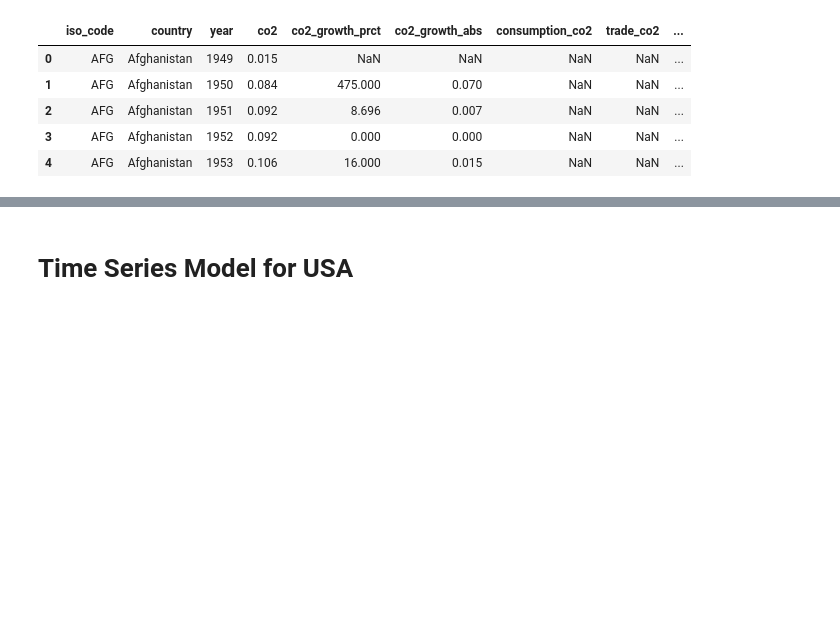
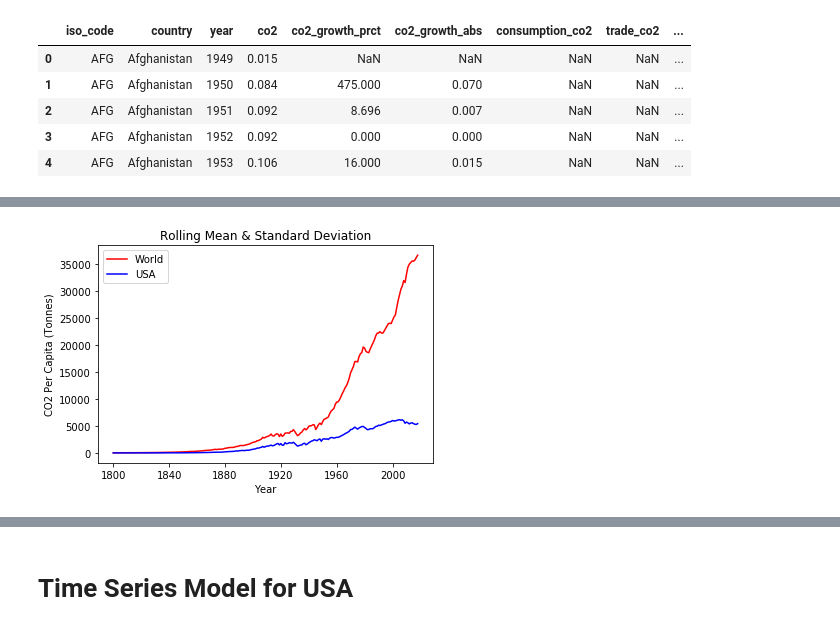
Before and after one commit to Davida1014/CO2_TimeSeries, a Jupyter notebook: CO2_TimeSeries.ipynb, the cells around one changed output, grey strips where cells are left out. Cells and saved outputs as stored; diff of their text form; code cells hidden in the pictures; blank space fills up the shorter version.

```diff
--- a/CO2_TimeSeries.ipynb
+++ b/CO2_TimeSeries.ipynb
@@ -38,0 +67,10 @@ df.shape
+# %%
+df_usa = data[data['country'] == 'United States']
+df_usa = df_usa[df_usa['year'] >= 1800]
+df_usa = df_usa[['year','co2']]
+df_usa.set_index('year', inplace=True)
+
+# Convert year to DateTime object
+df_usa.index = pd.to_datetime(df_usa.index,format='%Y')
+
+df_usa.head()
@@ -38,0 +85,11 @@ df.shape
+# %%
+## EDIT
+df_world = data[data['country'] == 'World']
+df_world = df_world[df_world['year'] >= 1800]
+df_world = df_world[['year','co2']]
+df_world.set_index('year', inplace=True)
+
+# Convert year to DateTime object
+df_world.index = pd.to_datetime(df_world.index,format='%Y')
+
+df_world.head()
@@ -38,0 +104,13 @@ df.shape
+# %%
+## EDIT: comparing world with US - CHANGE TO PLOTLY
+plt.plot(df_world, color='red', label='World')
+plt.plot(df_usa,color='blue', label='USA')
+
+plt.legend(loc='best')
+
+plt.title('Rolling Mean & Standard Deviation')
+plt.xlabel('Year')
+plt.ylabel('CO2 Per Capita (Tonnes)')
+plt.show(block=False)
+# %% [output]
+[figure, added]
```
Also changed, not shown: parts of 180 cells of this notebook, 2 other files.
